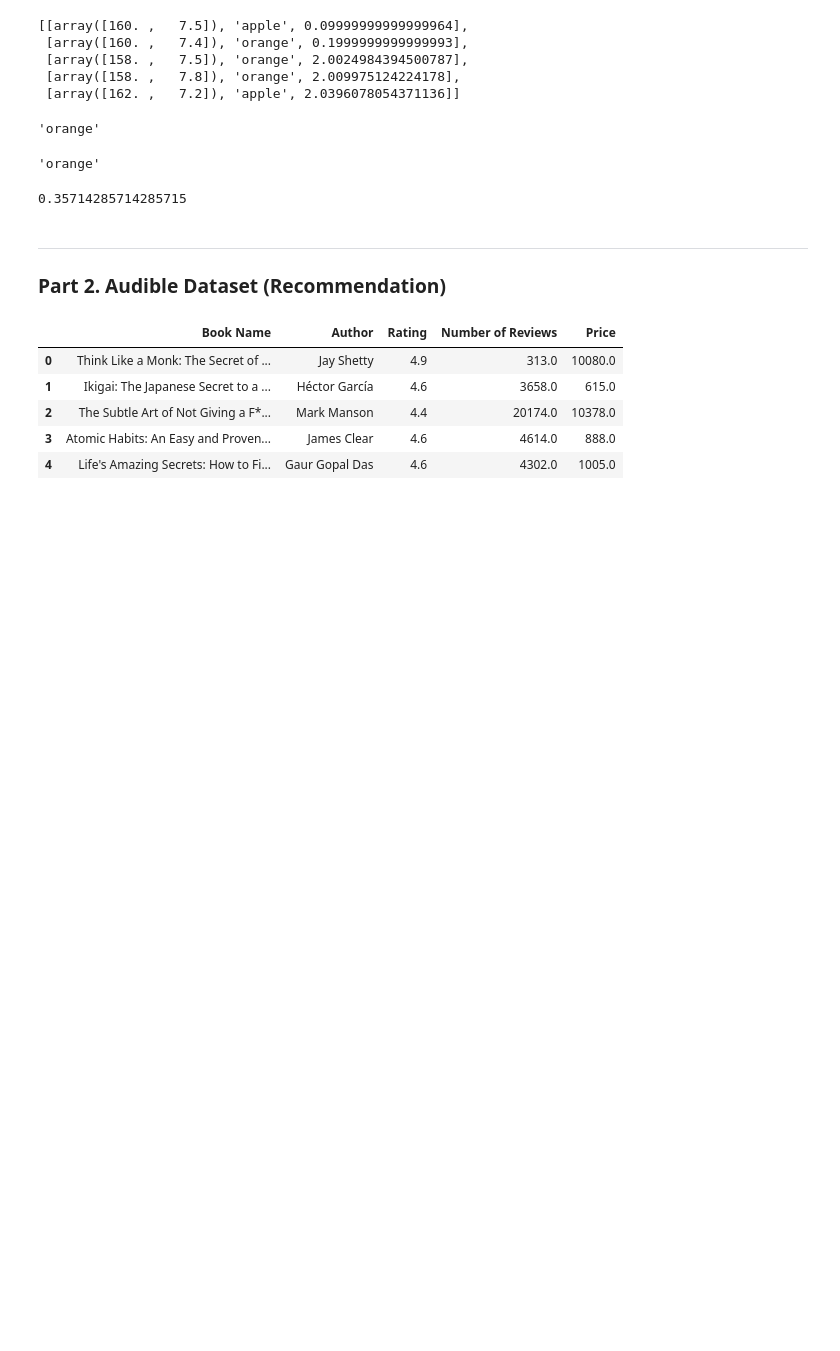
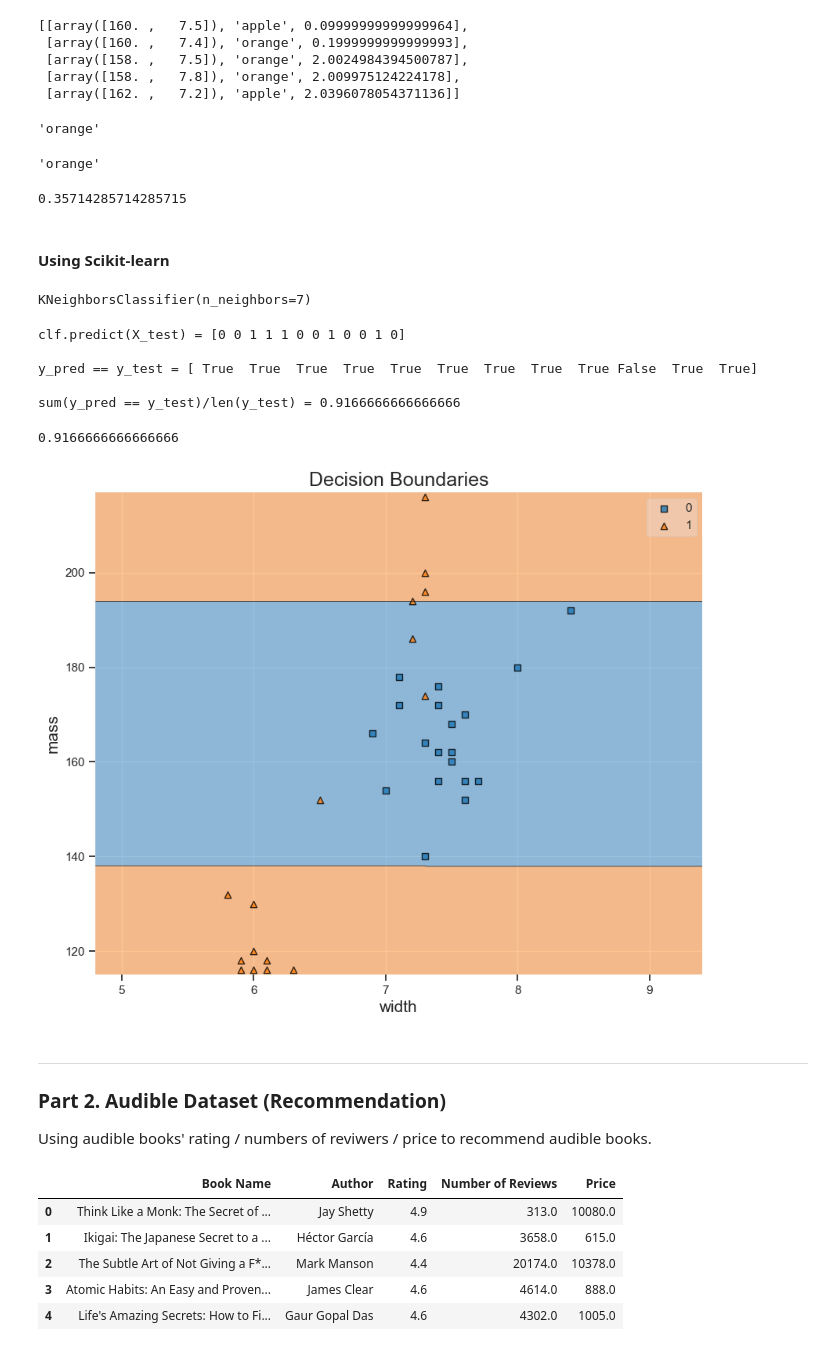
Before and after one commit to Kay-zttang/ML-Course-Notes, a Jupyter notebook: lec7_The_K_nearest_neighbors_Algorithm/The_Knearest_Neighbor_Algorithm.ipynb, the cells around one changed output. Drawn from its saved outputs; the diff is of its cells as text; code cells hidden in the pictures; blank space fills up the shorter version.

```diff
--- a/lec7_The_K_nearest_neighbors_Algorithm/The_Knearest_Neighbor_Algorithm.ipynb
+++ b/lec7_The_K_nearest_neighbors_Algorithm/The_Knearest_Neighbor_Algorithm.ipynb
@@ -129,10 +129,80 @@ def classification_error(test_features,
 classification_error(X_test, y_test, X_train, y_train, 3)
 # %% [output]
 0.35714285714285715
+# %% [markdown]
+#### Using Scikit-learn
+# %%
+import matplotlib.pyplot as plt
+import numpy as np
+import pandas as pd
+import seaborn as sns
+
+from sklearn.neighbors import KNeighborsClassifier
+from sklearn.model_selection import train_test_split
+
+# Set Theme
+sns.set_theme()
+
+idx = df.index[(df.fruit_name == "apple") | (df.fruit_name == "lemon")]
+df1 = df.iloc[idx]
+
+# Create feature matrix
+X = df1[["width","mass"]].to_numpy()
+
+# Define labeling function
+def make_labels(y):
+    if y == "apple":
+        return 0
+    else:
+        return 1
+
+
+# Create target value array
+y = df1["fruit_name"].map(make_labels).to_numpy()
+
+# Create a training set and a testing set
+X_train, X_test, y_train, y_test = train_test_split(X, y, test_size = 0.33, random_state = 13)
+
+# Instantiate a KNN classifier
+clf = KNeighborsClassifier(n_neighbors = 7)
+# %%
+clf.fit(X_train, y_train)
+# %% [output]
+KNeighborsClassifier(n_neighbors=7)
+# %%
+print(f"clf.predict(X_test) = {clf.predict(X_test)} \n")
+y_pred = clf.predict(X_test)
+
+print(f"y_pred == y_test = {y_pred == y_test} \n")
+
+print(f"sum(y_pred == y_test)/len(y_test) = {sum(y_pred == y_test)/len(y_test)}")
+# %% [output]
+clf.predict(X_test) = [0 0 1 1 1 0 0 1 0 0 1 0]
+
+y_pred == y_test = [ True  True  True  True  True  True  True  True  True False  True  True]
+
+sum(y_pred == y_test)/len(y_test) = 0.9166666666666666
+# %%
+clf.score(X_test, y_test)
+# %% [output]
+0.9166666666666666
+# %%
+from mlxtend.plotting import plot_decision_regions
+
+plt.figure(figsize = (10, 8))
+plot_decision_regions(X, y, clf = clf)
+plt.xlabel("width", fontsize = 15)
+plt.ylabel("mass", fontsize = 15)
+plt.title("Decision Boundaries", fontsize = 18)
+plt.show()
+# %% [output]
+[figure, added]
 # %% [markdown]
 ---
 
 ### **Part 2. Audible Dataset (Recommendation)**
+
+Using audible books' rating / numbers of reviwers / price to recommend audible books.
 # %%
 df = pd.read_csv('Dataset/Audible_Catlog.csv')
 df.head(5)
```
